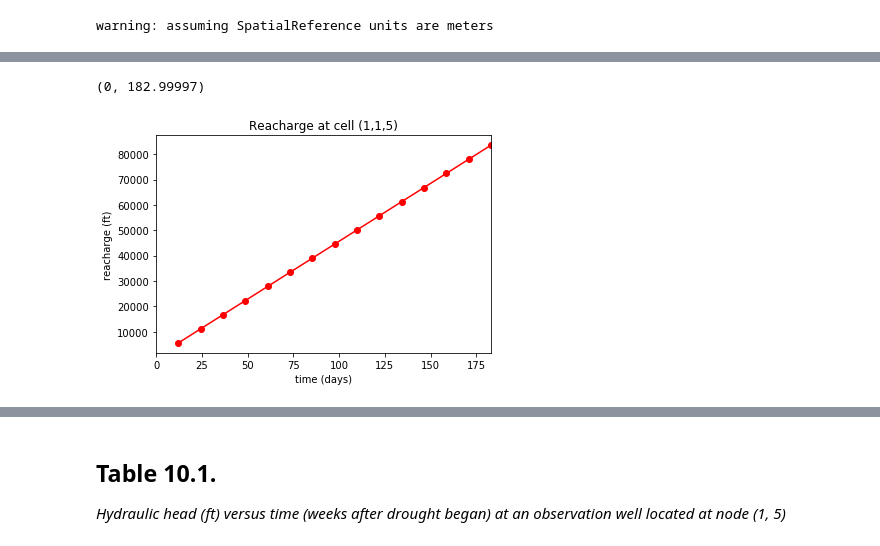
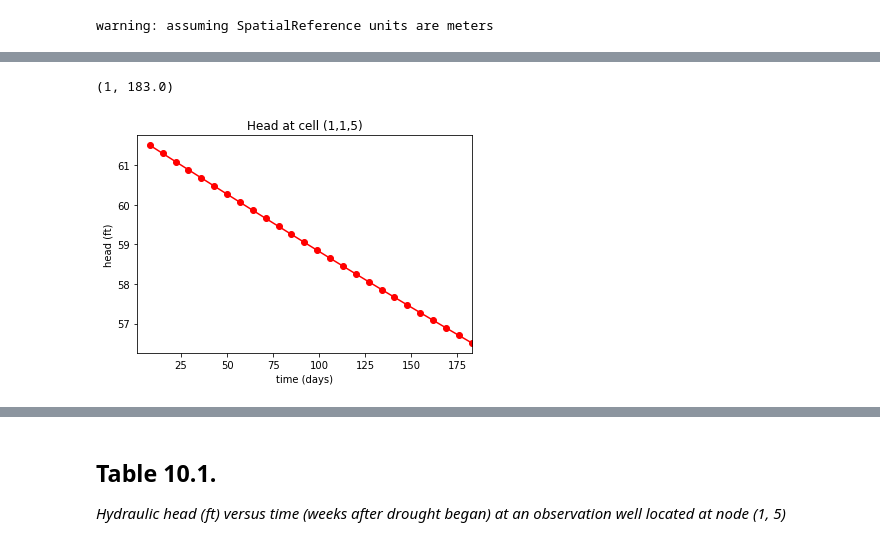
Before and after one commit to jordw22/modflow_epa, a Jupyter notebook: Notebooks/Problem 10 - Transient Calibration.ipynb, the cells around one changed output, grey strips where cells are left out. Cells and saved outputs as stored; diff of their text form; code cells hidden in the pictures.

Commit message:
creating plot for nodes 1-15

```diff
--- a/Notebooks/Problem 10 - Transient Calibration.ipynb
+++ b/Notebooks/Problem 10 - Transient Calibration.ipynb
@@ -145,16 +175,16 @@ print(ts)
 # %%
 # Plot the head versus time
 plt.subplot(1, 1, 1)
-ttl = 'Reacharge at cell ({0},{1},{2})'.format(idx[0] + 1, idx[1] + 1, idx[2] + 1)
+ttl = 'Head at cell ({0},{1},{2})'.format(idx[0] + 1, idx[1] + 1, idx[2] + 1)
 plt.title(ttl)
 plt.xlabel('time (days)')
-plt.ylabel('reacharge (ft)')
-plt.plot(ts[:, 0], ts[:, 1], 'ro-')
-plt.xlim(0, ts[:, 0].max())
+plt.ylabel('head (ft)')
+plt.plot(ts[1:, 0], ts[1:, 1], 'ro-')
+plt.xlim(1, ts[1:, 0].max())
 #plt.ylim(ts[:, 1].min(), ts[:, 1].max())
 # %% [output]
-(0, 182.99997)
+(1, 183.0)
-[figure, old version]
+[figure, new version]
 # %%
 # Plot the drawdown versus time
 plt.subplot(1, 1, 1)
```
Also changed, not shown: parts of 11 cells of this notebook.
